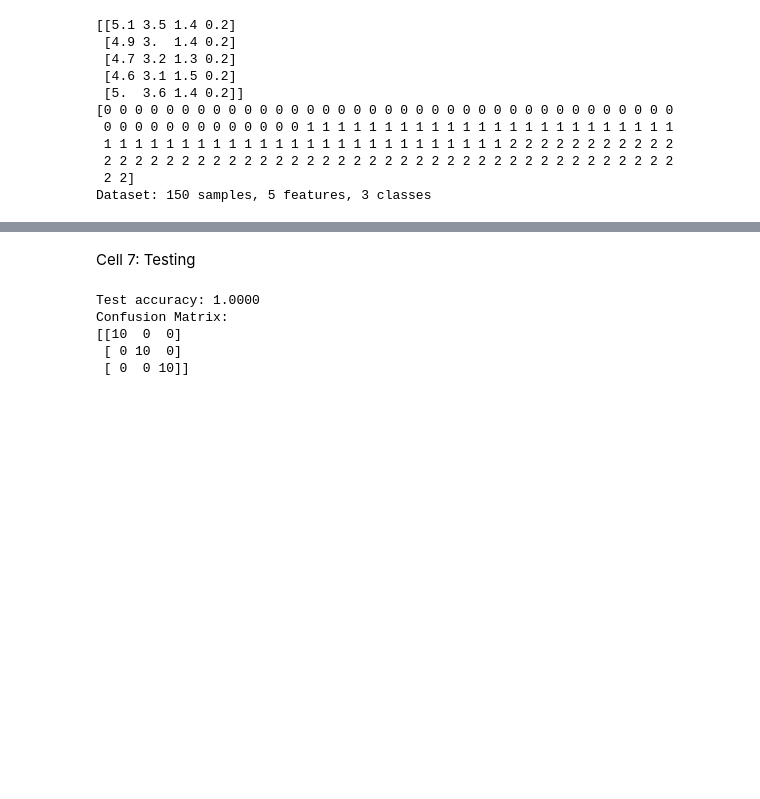
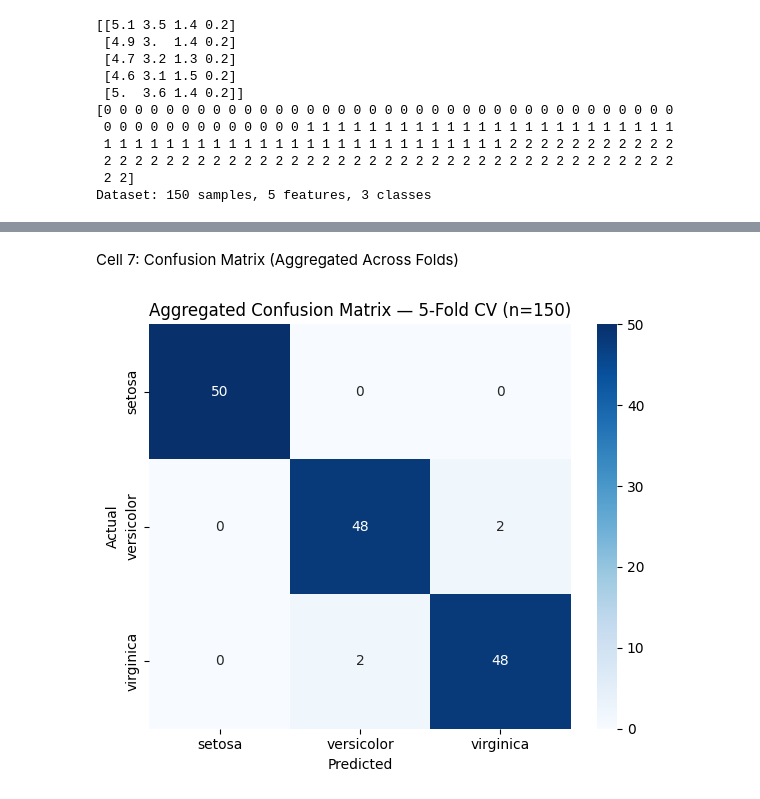
Before and after one commit to bahadur1996/DeepLearning, a Jupyter notebook: dnn/iris_kfold_cv_practice.ipynb, the cells around one changed output, grey strips where cells are left out. Saved outputs shown, nothing was run; the diff lists cells and outputs as text; code cells hidden in the pictures; blank space fills up the shorter version.

```diff
--- a/dnn/iris_kfold_cv_practice.ipynb
+++ b/dnn/iris_kfold_cv_practice.ipynb
@@ -138,34 +187,24 @@ Training complete. Final loss: 0.3797
 # %% [markdown]
-Cell 7: Testing
+Cell 7: Confusion Matrix (Aggregated Across Folds)
 # %%
-import numpy as np
+import matplotlib.pyplot as plt
+import seaborn as sns
 from sklearn.metrics import confusion_matrix
 
-classifier.eval()
-all_preds = []
-all_targets = []
-
-with torch.no_grad():
-    for X_test_batch, y_test_batch in test_dataloader:
-        outputs = classifier(X_test_batch)
-        preds = torch.argmax(outputs, dim=1)
-        all_preds.extend(preds.cpu().numpy())
-        all_targets.extend(y_test_batch.cpu().numpy())
-
-all_preds = np.array(all_preds)
-all_targets = np.array(all_targets)
-#element wise comparison, Summ of true predictions / total predictions (true prediction = 1, false prediction = 0 )
-test_accuracy = np.mean(all_preds == all_targets)
-
-print(f"Test accuracy: {test_accuracy:.4f}")
+# Aggregate predictions from all folds — every sample was in a val set exactly once.
+all_preds   = np.concatenate([r['preds']   for r in fold_results])
+all_targets = np.concatenate([r['targets'] for r in fold_results])
 
 cm = confusion_matrix(all_targets, all_preds)
+species_names = ['setosa', 'versicolor', 'virginica']
 
-print("Confusion Matrix:")
-print(cm)
+fig, ax = plt.subplots(figsize=(6, 5))
+sns.heatmap(cm, annot=True, fmt='d', cmap='Blues',
+            xticklabels=species_names, yticklabels=species_names, ax=ax)
+ax.set_xlabel('Predicted')
+ax.set_ylabel('Actual')
+ax.set_title(f'Aggregated Confusion Matrix — {K}-Fold CV (n=150)')
+plt.tight_layout()
+plt.show()
 # %% [output]
-Test accuracy: 1.0000
-Confusion Matrix:
-[[10  0  0]
- [ 0 10  0]
- [ 0  0 10]]
+[figure, added]
```
Also changed, not shown: parts of 6 cells of this notebook.
